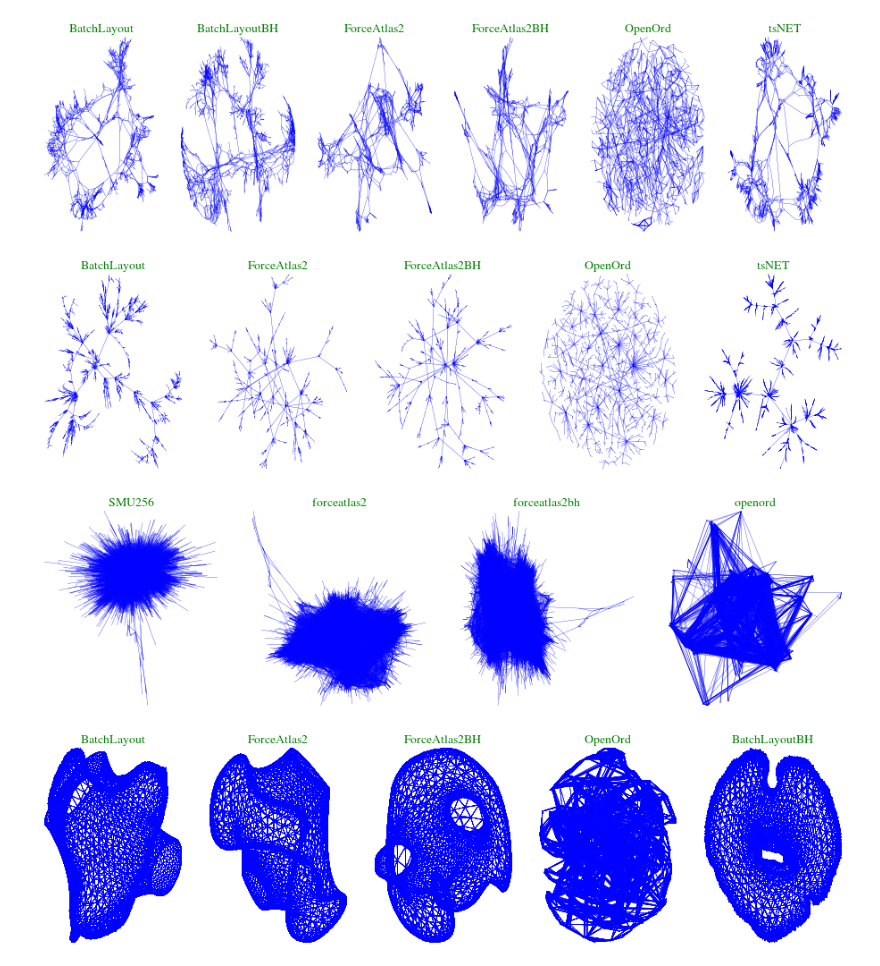
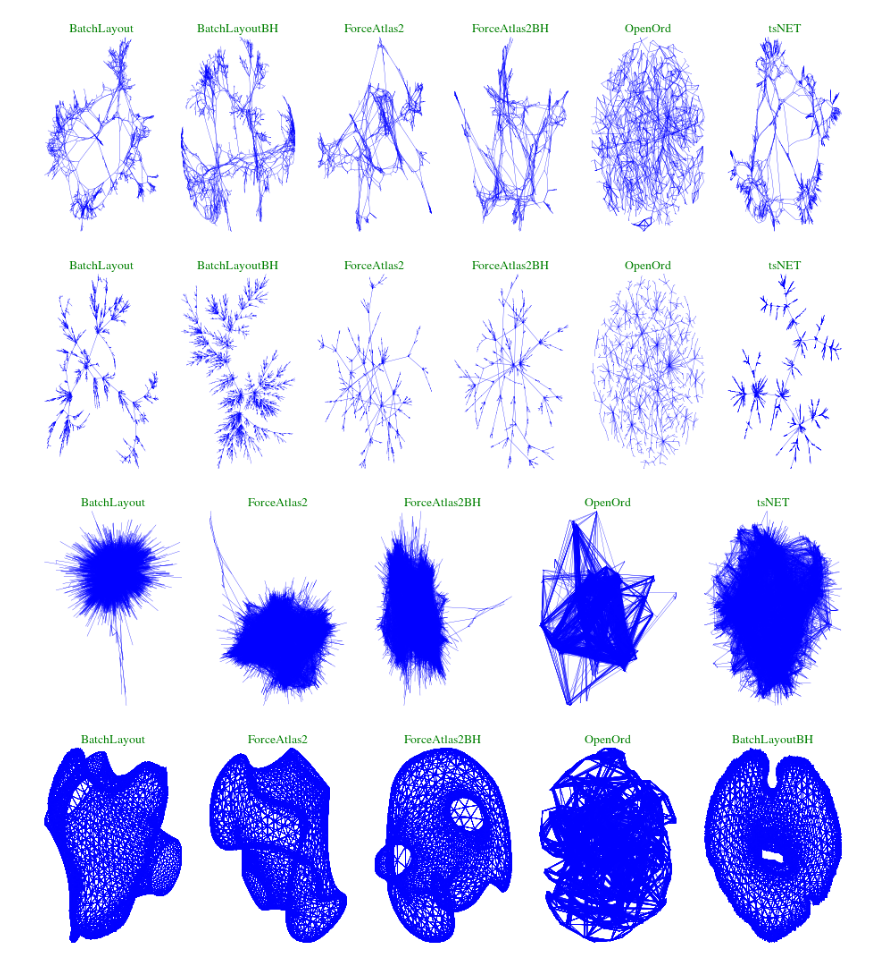
Before and after one commit to khaled-rahman/BatchLayout, a Jupyter notebook: visualize.ipynb, the cells around one changed output. Drawn from its saved outputs; the diff is of its cells as text; code cells hidden in the pictures.

```diff
--- a/visualize.ipynb
+++ b/visualize.ipynb
@@ -40,11 +40,11 @@ def drawnetworkxgraph(G, layout, ns, alp):
     nx.draw_networkx(G, layout, node_size=ns, with_labels=False, alpha=alp)
 # %%
 filename = "datasets/input/3elt_dual.mtx"
-#filename = "datasets/input/grid2_dual.mtx"
-filename = "datasets/input/power.mtx"
-filename = "datasets/input/sf_ba6000.mtx"
-#filename = "datasets/input/Topics_Graph.mtx"
-filename = "datasets/input/tube2.mtx"
+filename = "datasets/input/grid2_dual.mtx"
+#filename = "datasets/input/power.mtx"
+#filename = "datasets/input/sf_ba6000.mtx"
+filename = "datasets/input/Topics_Graph.mtx"
+#filename = "datasets/input/tube2.mtx"
 graph = mmread(filename)
 G = nx.Graph()
 for i in range(mminfo(filename)[0]):
@@ -175,15 +189,16 @@ drawlinegraphA(graph, [algo2power, algoBHpower,forceatlas2power, forceatlas2bhpo
 # %% [output]
 [figure]
 # %%
-drawlinegraphA(graph, [algo2sf_ba6000, forceatlas2sf_ba6000, forceatlas2bhsf_ba6000, openordsf_ba6000, tsNETsf_ba6000],
-                       ["BatchLayout" , "ForceAtlas2", "ForceAtlas2BH", "OpenOrd", "tsNET"])
+drawlinegraphA(graph, [algo2sf_ba6000, algoBHsf_ba6000, forceatlas2sf_ba6000, forceatlas2bhsf_ba6000, openordsf_ba6000, tsNETsf_ba6000],
+                       ["BatchLayout", "BatchLayoutBH" , "ForceAtlas2", "ForceAtlas2BH", "OpenOrd", "tsNET"])
 # %% [output]
-[figure, old version]
+[figure, new version]
 # %%
-drawlinegraphA(graph, [algo2Topics_Graph, forceatlas2Topics_Graph, forceatlas2bhTopics_Graph, openordTopics_Graph],
-               ["BatchLayout", "ForceAtlas2", "ForceAtlas2BH", "OpenOrd"])
+drawlinegraphA(graph, [algo2Topics_Graph, forceatlas2Topics_Graph, forceatlas2bhTopics_Graph, openordTopics_Graph,
+                       tsNETTopics_Graph],
+               ["BatchLayout", "ForceAtlas2", "ForceAtlas2BH", "OpenOrd", "tsNET"])
 # %% [output]
-[figure, old version]
+[figure, new version]
 # %%
 readCoordinatesFromGML("datasets/output/tube2.forceatlas2_300.gml")
 readCoordinatesFromGML("datasets/output/tube2.forceatlas2_BH_300.gml")
```
Also changed, not shown: parts of 3 cells of this notebook.
